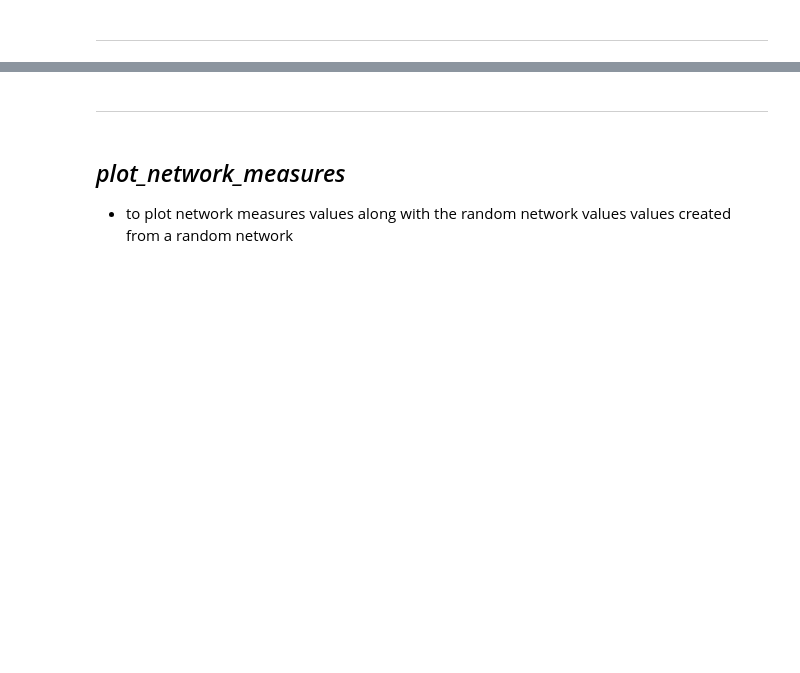
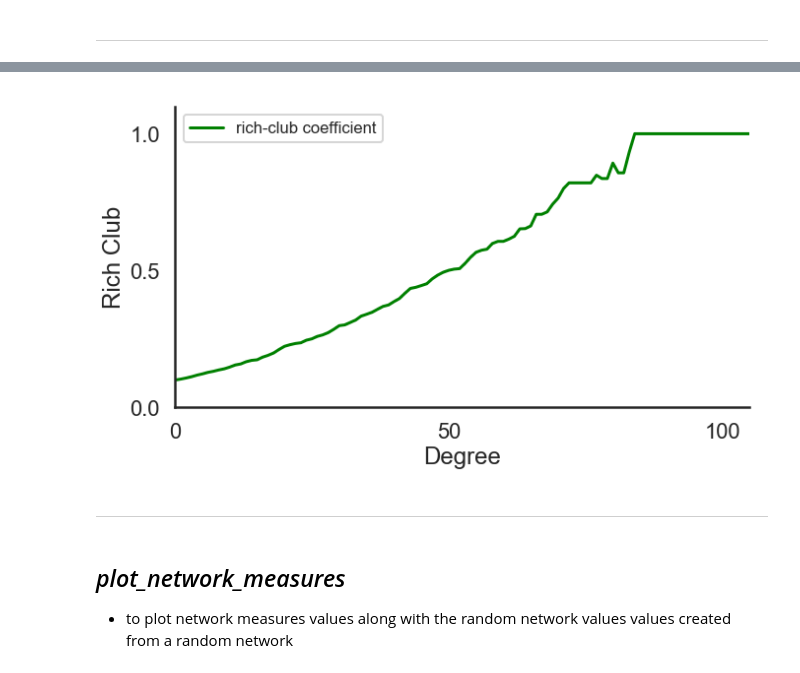
Before and after one commit to WhitakerLab/scona, a Jupyter notebook: tutorials/visualisations_tutorial.ipynb, the cells around one changed output, grey strips where cells are left out. Saved outputs shown, nothing was run; the diff lists cells and outputs as text; code cells hidden in the pictures; blank space fills up the shorter version.

```diff
--- a/tutorials/visualisations_tutorial.ipynb
+++ b/tutorials/visualisations_tutorial.ipynb
@@ -70,0 +122,2 @@ plot_rich_club(rich_club_coefficient, rc_rand_dict, figure_name = "Rich_club_val
+# %%
+realGraph = scn.GraphBundle([H], ["Real_Graph"])
@@ -71,3 +128,7 @@ plot_rich_club(rich_club_coefficient, rc_rand_dict, figure_name = "Rich_club_val
+# %%
+plot_rich_club(realGraph, color=["green"])
+# %% [output]
+[figure, added]
 # %% [markdown]
 ---------------------------------------------------------
 # %% [markdown]
```
Also changed, not shown: parts of 24 cells of this notebook.
